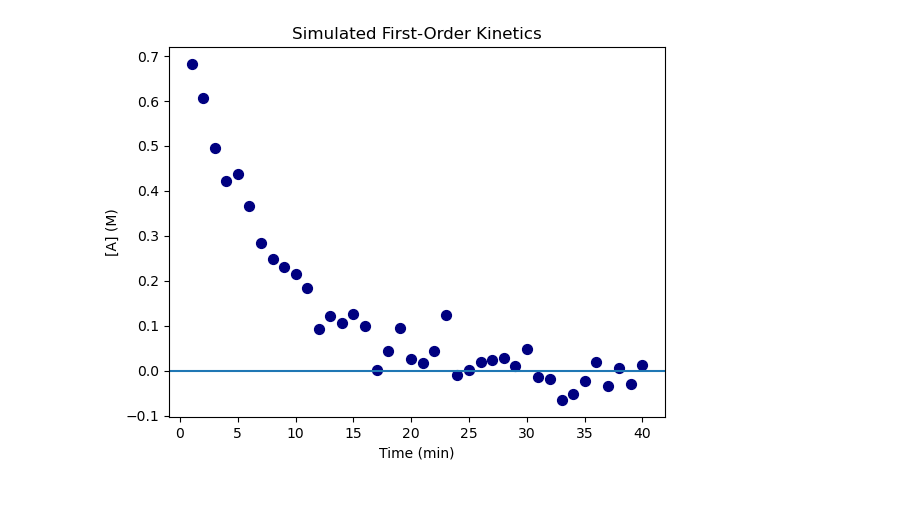
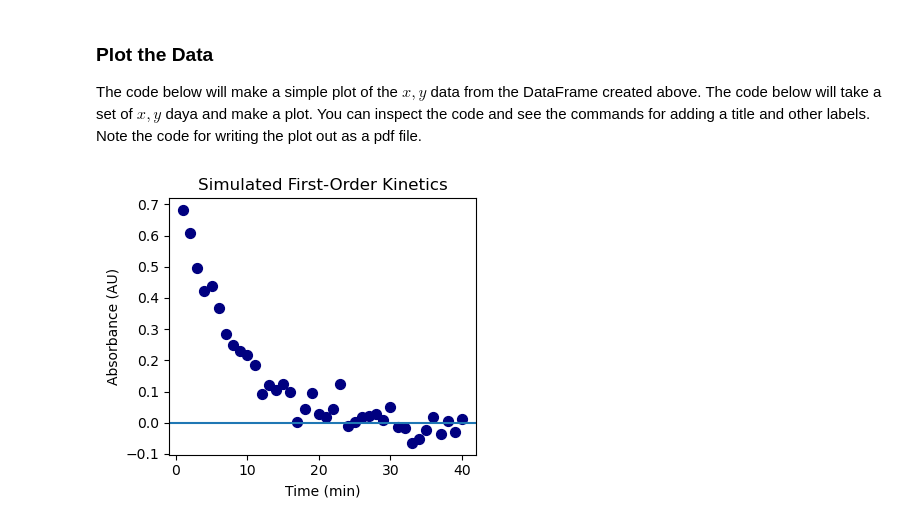
Before and after one commit to blinkletter/4410WebBook2026, a Jupyter notebook: book/notebooks/M11_Plot_Recommendations/01_SimplePlots.ipynb, the cells around one changed output. Saved outputs shown, nothing was run; the diff lists cells and outputs as text; code cells hidden in the pictures; blank space fills up the shorter version.

```diff
--- a/book/notebooks/M11_Plot_Recommendations/01_SimplePlots.ipynb
+++ b/book/notebooks/M11_Plot_Recommendations/01_SimplePlots.ipynb
@@ -105,22 +113,46 @@ print(df.head())             # print just the first few lines
+# %% [markdown]
+### Plot the Data
+
+The code below will make a simple plot of the $x,y$ data from the DataFrame created above. The code below will take a set of $x,y$ daya and make a plot. You can inspect the code and see the commands for adding a title and other labels. Note the code for writing the plot out as a pdf file.
 # %%
+# Plot the raw data
+
+# -------------------------
+# get the x and y data
+# -------------------------
 x = df["Time_min"]
-y = df["Absorbance_obs"]
+y = df["Abs_obs"]
 
 # -------------------------
 # Plot
 # -------------------------
-plotname = "plot1.pdf"                        # name of file for plot output. Adding ".pdf" will create pdf filk.
+plotname = "plot1.pdf"                        # name of file for plot output. Adding ".pdf" will create pdf file.
 
-plt.scatter(x, y, color="navy", s=50,
-            label="Experimental data")
+plt.scatter(                                  # the scatter function will make a classic scatter plot
+            x, y,                             # a set of x,y data to plot
+            color="navy",                     # many options are available. here I set the color
+            s=50,                             # size of the data points.
+            label="Experimental data",        # name of the data set (will be used in a legend)
+            )                                 # there are many more option available
+
+plt.axhline(0)                                # Add a line at y=0 (to make a point about data analysis later)
+
+# -------------------------
+# Styling the Plot
+# -------------------------
+plt.xlabel("Time (min)")                      # label the axes
+plt.ylabel("Absorbance (AU)")
 
 
-plt.xlabel("Time (min)")                      # label the axes
-plt.ylabel("[A] (M)")
+
 plt.title("Simulated First-Order Kinetics")   # add a title to the plot
 #plt.legend()                                 # display a legend on plot
-plt.axhline(0)
-plt.savefig(plotname)
+plt.tight_layout()                            # ensures that the x and y labels are not cut off by the edges
+
+# -------------------------
+# Output the Plot
+# -------------------------
+plt.savefig(plotname)                         # write the plot as an image
 plt.show()                                    # show the plot
 # %% [output]
-[figure, old version]
+[figure, new version]
```
Also changed, not shown: parts of 21 cells of this notebook, 5 other files.
